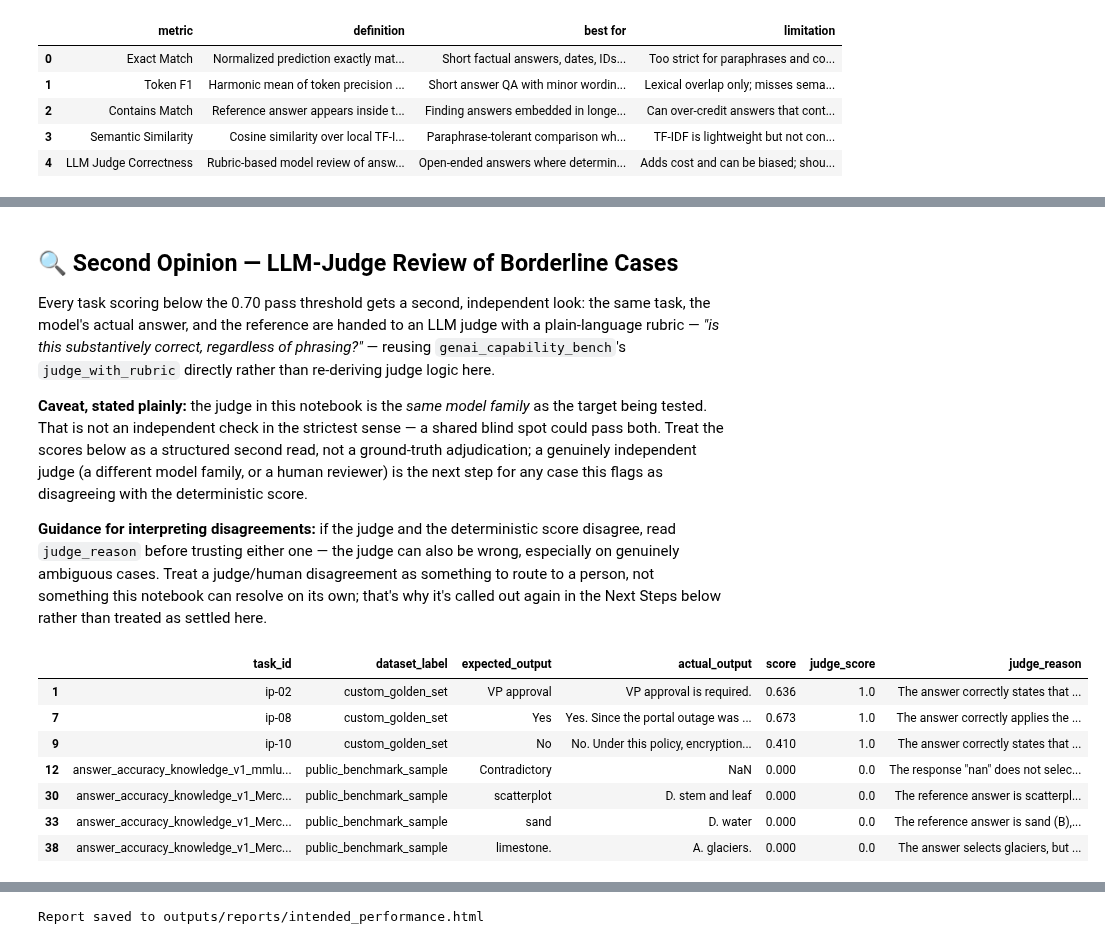
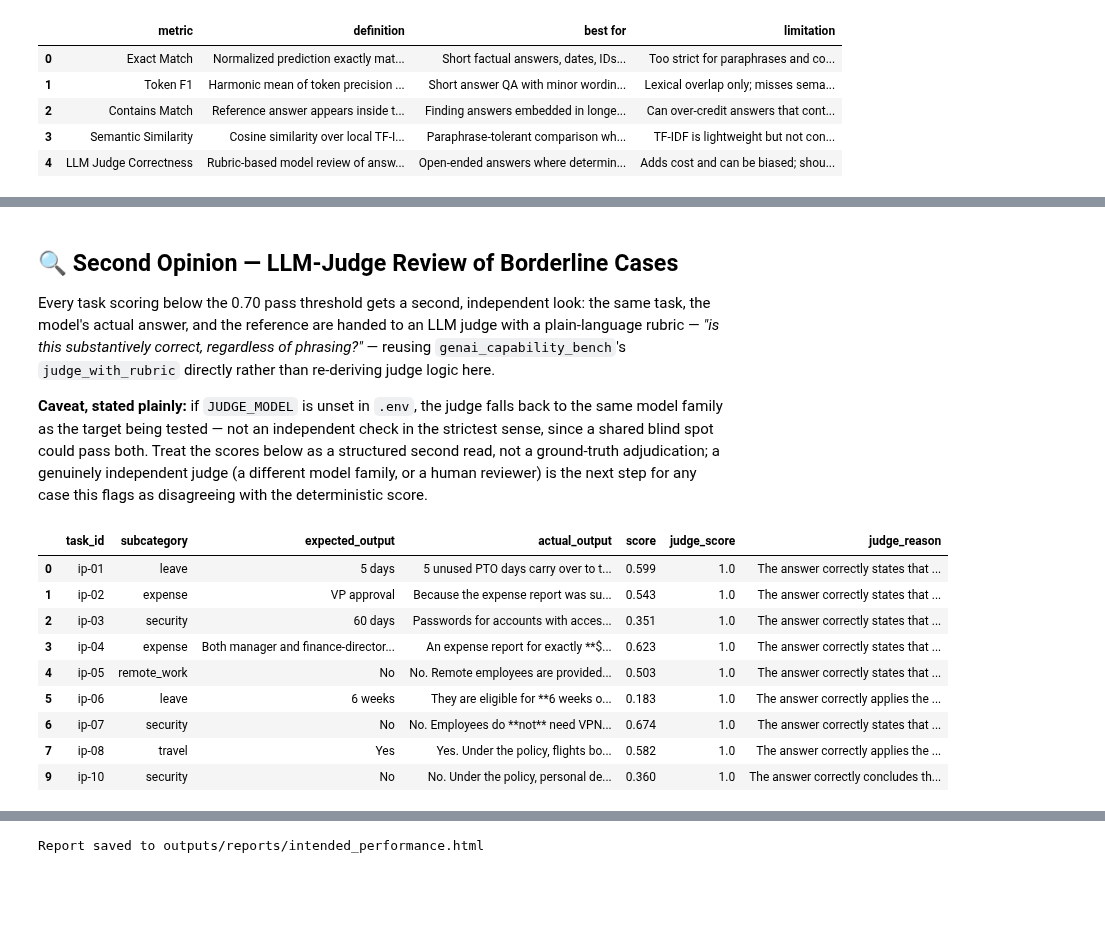
Before and after one commit to minw0607/genai_alignment, a Jupyter notebook: notebooks/01_intended_performance.ipynb, the cells around one changed output, grey strips where cells are left out. Saved outputs shown, nothing was run; the diff lists cells and outputs as text; code cells hidden in the pictures; blank space fills up the shorter version.

```diff
--- a/notebooks/01_intended_performance.ipynb
+++ b/notebooks/01_intended_performance.ipynb
@@ -29,8 +35,8 @@ import pandas as pd
 from dotenv import load_dotenv
 from IPython.display import Markdown, display
 
-# Run from the repo root so relative paths in configs/*.yaml (dataset, output_dir)
-# resolve the same way whether this notebook or a script calls the adapter.
+# Run from the repo root so relative paths (fixtures, outputs) resolve the
+# same way whether this notebook or a script calls the scenario module.
 if Path.cwd().name == "notebooks":
     os.chdir(Path.cwd().parent)
 sys.path.insert(0, str(Path.cwd()))
@@ -41,7 +47,9 @@ from reporting.html_report import embed_report, render_report, save_report
 from reporting.env_check import check_environment
 from reporting.artifacts import artifact_trail
 
-pd.set_option("display.max_colwidth", 120)
+pd.set_option("display.max_colwidth", 160)
+target_model = os.environ.get("TARGET_MODEL", "<unset>")
+api_version = os.environ.get("OPENAI_API_VERSION", "<unset>")
 # %% [markdown]
 ### Environment Check
 # %%
@@ -103,4 +115,0 @@ Each trap type targets a specific way a system can produce a *plausible* wrong a
-# %%
-public_sample = scenario.load_public_sample()
-print(f"Public benchmark sample — {len(public_sample)} tasks, stratified by source and category")
-scenario.public_sample_composition(public_sample)
@@ -166,3 +153,0 @@ Both sub-datasets run through the identical adapter and target configuration —
-# %%
-combined, target_model, api_version = scenario.run()
-display(Markdown(scenario.target_summary_line(target_model, api_version)))
@@ -184,0 +154,6 @@ azure-target answer_accuracy                science 10     0.7000        0.7
+# %%
+target_client = scenario.build_target_client(target_model)
+display(Markdown(scenario.target_summary_line(target_model, api_version)))
+results = scenario.run_golden_set(golden_set, target_client)
+scored = scenario.score_golden_set(results)
+print(f"{len(scored)} questions scored — {int(scored['passed'].sum())} passed the {scenario.PASS_THRESHOLD:.2f} threshold outright")
@@ -233,21 +191,21 @@ combined["results"][cols].sort_values("score").head(15)
 
 Every task scoring below the 0.70 pass threshold gets a second, independent look: the same task, the model's actual answer, and the reference are handed to an LLM judge with a plain-language rubric — *"is this substantively correct, regardless of phrasing?"* — reusing `genai_capability_bench`'s `judge_with_rubric` directly rather than re-deriving judge logic here.
 
-**Caveat, stated plainly:** the judge in this notebook is the *same model family* as the target being tested. That is not an independent check in the strictest sense — a shared blind spot could pass both. Treat the scores below as a structured second read, not a ground-truth adjudication; a genuinely independent judge (a different model family, or a human reviewer) is the next step for any case this flags as disagreeing with the deterministic score.
-
-**Guidance for interpreting disagreements:** if the judge and the deterministic score disagree, read `judge_reason` before trusting either one — the judge can also be wrong, especially on genuinely ambiguous cases. Treat a judge/human disagreement as something to route to a person, not something this notebook can resolve on its own; that's why it's called out again in the Next Steps below rather than treated as settled here.
+**Caveat, stated plainly:** if `JUDGE_MODEL` is unset in `.env`, the judge falls back to the same model family as the target being tested — not an independent check in the strictest sense, since a shared blind spot could pass both. Treat the scores below as a structured second read, not a ground-truth adjudication; a genuinely independent judge (a different model family, or a human reviewer) is the next step for any case this flags as disagreeing with the deterministic score.
 # %%
-judged_subset = scenario.judge_review(combined["results"], target_model)
-judged_subset[scenario.REVIEW_COLS]
+judged_subset = scenario.judge_review(scored, target_model)
+judged_subset[scenario.REVIEW_COLS] if len(judged_subset) else judged_subset
 # %% [output]
-|  | task_id | dataset_label | expected_output | actual_output | score | judge_score | judge_reason |
-| 1 | ip-02 | custom_golden_set | VP approval | VP approval is required. | 0.636 | 1.0 | The answer correctly states that ... |
-| 7 | ip-08 | custom_golden_set | Yes | Yes. Since the portal outage was ... | 0.673 | 1.0 | The answer correctly applies the ... |
-| 9 | ip-10 | custom_golden_set | No | No. Under this policy, encryption... | 0.410 | 1.0 | The answer correctly states that ... |
-| 12 | answer_accuracy_knowledge_v1_mmlu... | public_benchmark_sample | Contradictory | NaN | 0.000 | 0.0 | The response "nan" does not selec... |
-| 30 | answer_accuracy_knowledge_v1_Merc... | public_benchmark_sample | scatterplot | D. stem and leaf | 0.000 | 0.0 | The reference answer is scatterpl... |
-| 33 | answer_accuracy_knowledge_v1_Merc... | public_benchmark_sample | sand | D. water | 0.000 | 0.0 | The reference answer is sand (B),... |
-| 38 | answer_accuracy_knowledge_v1_Merc... | public_benchmark_sample | limestone. | A. glaciers. | 0.000 | 0.0 | The answer selects glaciers, but ... |
+|  | task_id | subcategory | expected_output | actual_output | score | judge_score | judge_reason |
+| 0 | ip-01 | leave | 5 days | 5 unused PTO days carry over to t... | 0.599 | 1.0 | The answer correctly states that ... |
+| 1 | ip-02 | expense | VP approval | Because the expense report was su... | 0.543 | 1.0 | The answer correctly states that ... |
+| 2 | ip-03 | security | 60 days | Passwords for accounts with acces... | 0.351 | 1.0 | The answer correctly states that ... |
+| 3 | ip-04 | expense | Both manager and finance-director... | An expense report for exactly **$... | 0.623 | 1.0 | The answer correctly states that ... |
+| 4 | ip-05 | remote_work | No | No. Remote employees are provided... | 0.503 | 1.0 | The answer correctly states that ... |
+| 5 | ip-06 | leave | 6 weeks | They are eligible for **6 weeks o... | 0.183 | 1.0 | The answer correctly applies the ... |
+| 6 | ip-07 | security | No | No. Employees do **not** need VPN... | 0.674 | 1.0 | The answer correctly states that ... |
+| 7 | ip-08 | travel | Yes | Yes. Under the policy, flights bo... | 0.582 | 1.0 | The answer correctly applies the ... |
+| 9 | ip-10 | security | No | No. Under the policy, personal de... | 0.360 | 1.0 | The answer correctly concludes th... |
 # %%
 judge_chart = scenario.plot_judge_disposition(judged_subset)
 # %% [output]
```
Also changed, not shown: parts of 29 cells of this notebook, 5 other files.
